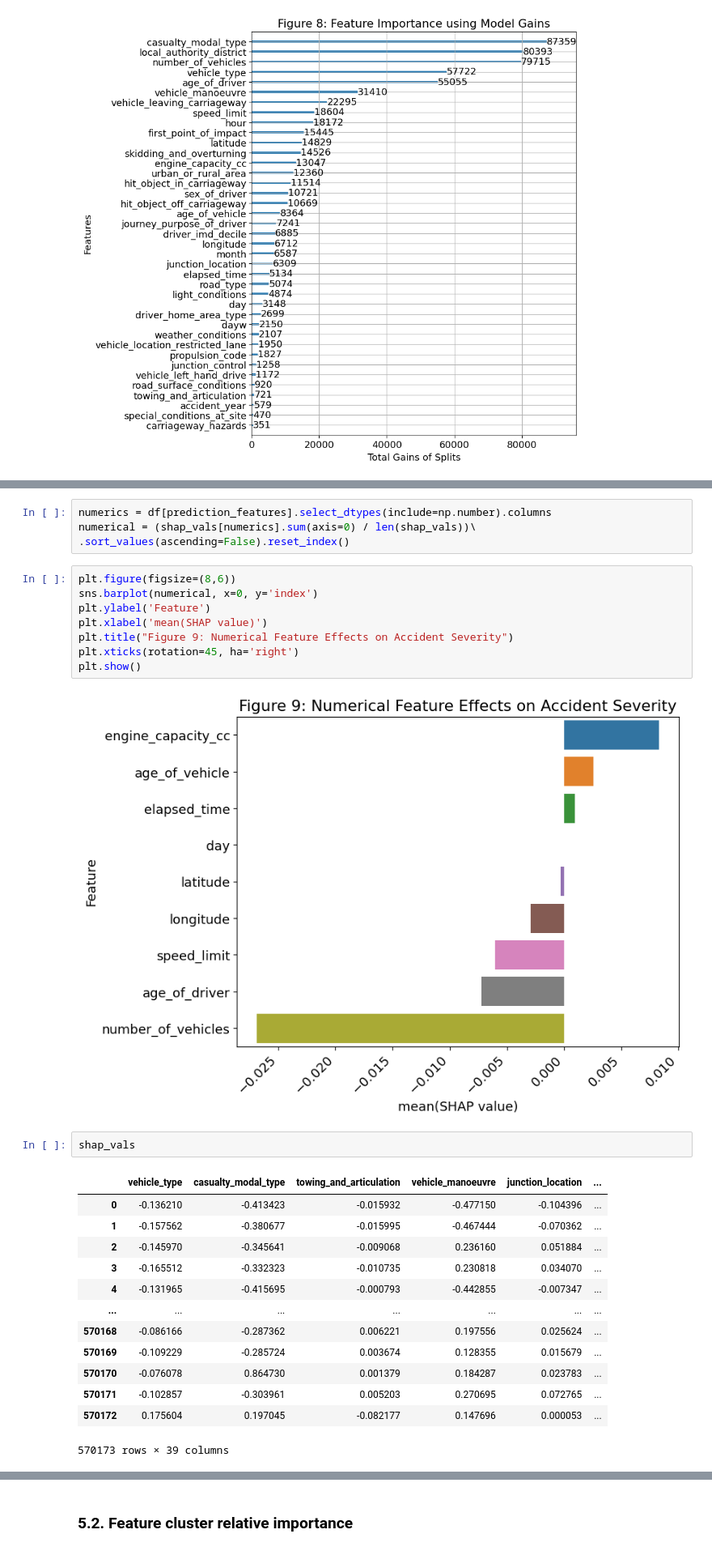
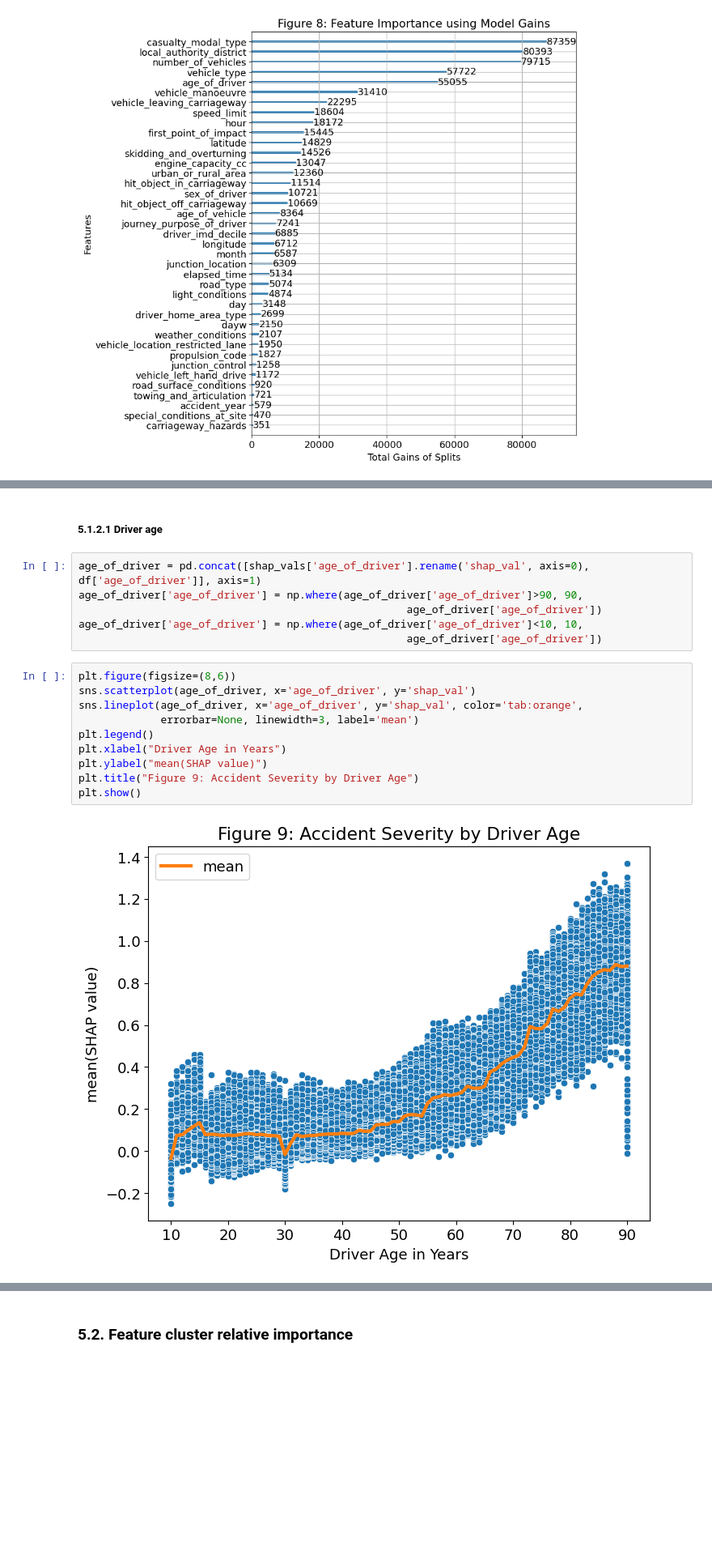
Before and after one commit to kingjosephm/gb_vehicle_injuries, a Jupyter notebook: analysis.ipynb, the cells around one changed output, grey strips where cells are left out. Shown at 81% size. Cells and saved outputs as stored; diff of their text form; blank space fills up the shorter version.

Commit message:
updated analysis with new plots

```diff
--- a/analysis.ipynb
+++ b/analysis.ipynb
@@ -544,30 +542,20 @@ Drilling down to numeric features, we are able to examine their average (directi
-# %%
-numerics = df[prediction_features].select_dtypes(include=np.number).columns
-numerical = (shap_vals[numerics].sum(axis=0) / len(shap_vals))\
-.sort_values(ascending=False).reset_index()
-# %%
-plt.figure(figsize=(8,6))
-sns.barplot(numerical, x=0, y='index')
-plt.ylabel('Feature')
-plt.xlabel('mean(SHAP value)')
-plt.title("Figure 9: Numerical Feature Effects on Accident Severity")
-plt.xticks(rotation=45, ha='right')
-plt.show()
-# %% [output]
-[figure, removed]
-# %%
-shap_vals
-# %% [output]
-|  | vehicle_type | casualty_modal_type | towing_and_articulation | vehicle_manoeuvre | junction_location | ... |
-| 0 | -0.136210 | -0.413423 | -0.015932 | -0.477150 | -0.104396 | ... |
-| 1 | -0.157562 | -0.380677 | -0.015995 | -0.467444 | -0.070362 | ... |
-| 2 | -0.145970 | -0.345641 | -0.009068 | 0.236160 | 0.051884 | ... |
-| 3 | -0.165512 | -0.332323 | -0.010735 | 0.230818 | 0.034070 | ... |
-| 4 | -0.131965 | -0.415695 | -0.000793 | -0.442855 | -0.007347 | ... |
-| ... | ... | ... | ... | ... | ... | ... |
-| 570168 | -0.086166 | -0.287362 | 0.006221 | 0.197556 | 0.025624 | ... |
-| 570169 | -0.109229 | -0.285724 | 0.003674 | 0.128355 | 0.015679 | ... |
-| 570170 | -0.076078 | 0.864730 | 0.001379 | 0.184287 | 0.023783 | ... |
-| 570171 | -0.102857 | -0.303961 | 0.005203 | 0.270695 | 0.072765 | ... |
-| 570172 | 0.175604 | 0.197045 | -0.082177 | 0.147696 | 0.000053 | ... |
-570173 rows × 39 columns
+# %% [markdown]
+##### 5.1.2.1 Driver age
+# %%
+age_of_driver = pd.concat([shap_vals['age_of_driver'].rename('shap_val', axis=0), df['age_of_driver']], axis=1)
+age_of_driver['age_of_driver'] = np.where(age_of_driver['age_of_driver']>90, 90,
+                                                    age_of_driver['age_of_driver'])
+age_of_driver['age_of_driver'] = np.where(age_of_driver['age_of_driver']<10, 10,
+                                                    age_of_driver['age_of_driver'])
+# %%
+plt.figure(figsize=(8,6))
+sns.scatterplot(age_of_driver, x='age_of_driver', y='shap_val')
+sns.lineplot(age_of_driver, x='age_of_driver', y='shap_val', color='tab:orange',
+             errorbar=None, linewidth=3, label='mean')
+plt.legend()
+plt.xlabel("Driver Age in Years")
+plt.ylabel("mean(SHAP value)")
+plt.title("Figure 9: Accident Severity by Driver Age")
+plt.show()
+# %% [output]
+[figure, added]
```
Also changed, not shown: parts of 18 cells of this notebook.
